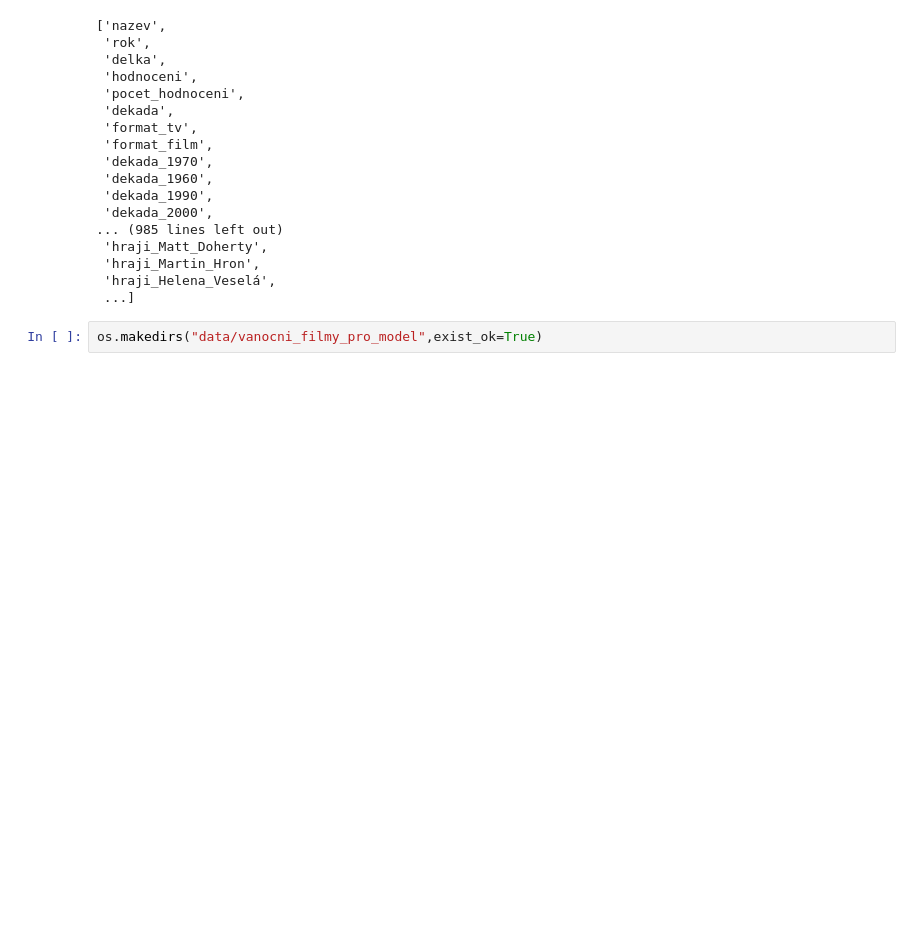
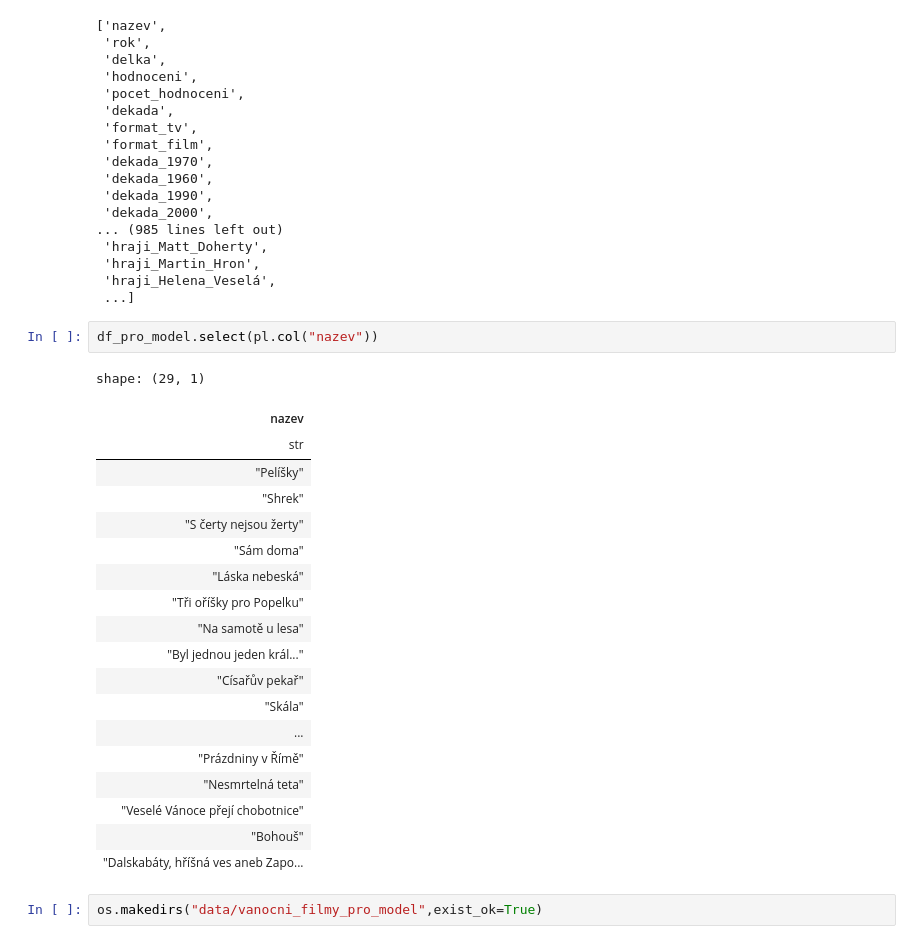
Before and after one commit to DataRozhlas/televizni-programy, a Jupyter notebook: 904b_vanocni_filmy_zkrouhnuti.ipynb, the cells around one changed output. Saved outputs shown, nothing was run; the diff lists cells and outputs as text; blank space fills up the shorter version.

```diff
--- a/904b_vanocni_filmy_zkrouhnuti.ipynb
+++ b/904b_vanocni_filmy_zkrouhnuti.ipynb
@@ -263,6 +289,28 @@ df_pro_model.columns
  'hraji_Martin_Hron',
  'hraji_Helena_Veselá',
  ...]
+# %%
+df_pro_model.select(pl.col("nazev"))
+# %% [output]
+shape: (29, 1)
+| nazev |
+| str |
+| "Pelíšky" |
+| "Shrek" |
+| "S čerty nejsou žerty" |
+| "Sám doma" |
+| "Láska nebeská" |
+| "Tři oříšky pro Popelku" |
+| "Na samotě u lesa" |
+| "Byl jednou jeden král..." |
+| "Císařův pekař" |
+| "Skála" |
+| ... |
+| "Prázdniny v Římě" |
+| "Nesmrtelná teta" |
+| "Veselé Vánoce přejí chobotnice" |
+| "Bohouš" |
+| "Dalskabáty, hříšná ves aneb Zapo... |
 # %%
 os.makedirs("data/vanocni_filmy_pro_model",exist_ok=True)
 # %%
```
Also changed, not shown: parts of 3 cells of this notebook, 8 other files.
